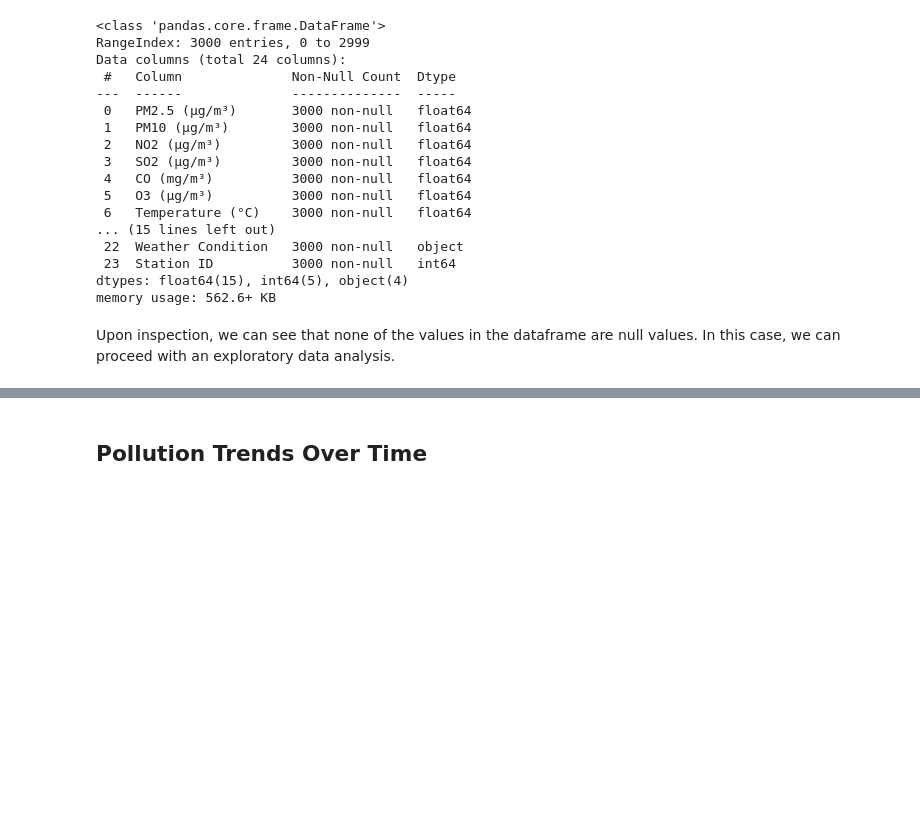
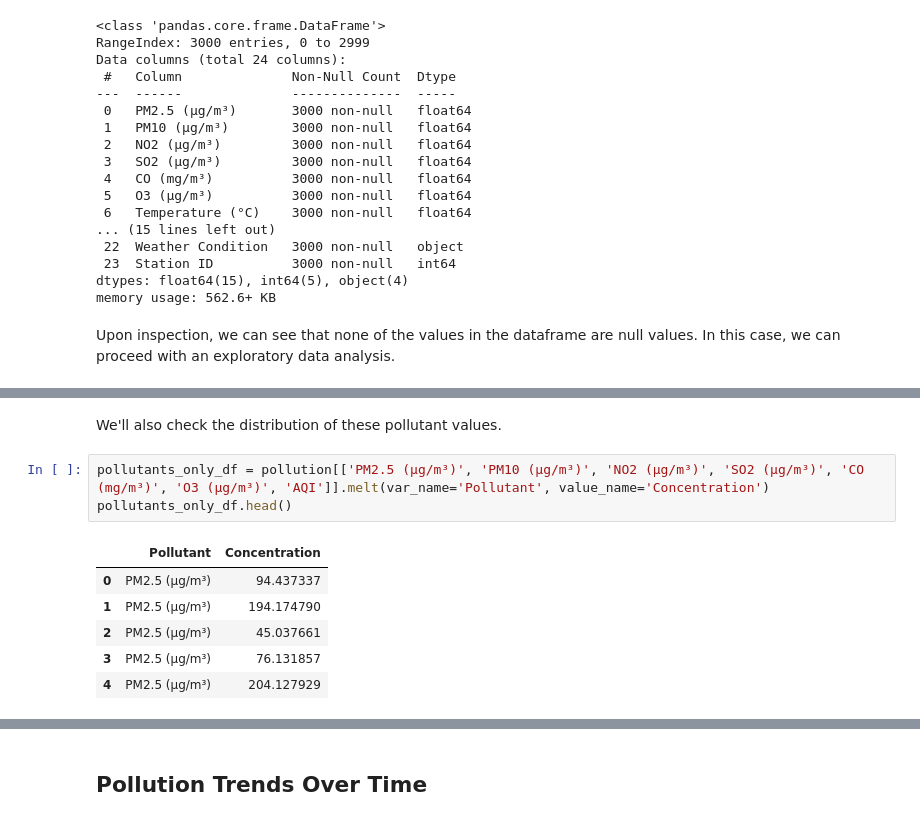
Before and after one commit to ManavChhuneja/air_pollution_china, a Jupyter notebook: air_polllution_china.ipynb, the cells around one changed output, grey strips where cells are left out. Drawn from its saved outputs; the diff is of its cells as text; blank space fills up the shorter version.

Commit message:
added some comments and the pollutant distribution

```diff
--- a/air_polllution_china.ipynb
+++ b/air_polllution_china.ipynb
@@ -64,3 +64,15 @@ pollution.describe() # Checking summary statistics
 | 50% | 128.858172 | 157.174723 | 53.404879 | 25.677423 | 2.553778 | 106.706302 | 15.334326 | ... |
 | 75% | 188.579931 | 228.603910 | 75.955623 | 37.755735 | 3.785613 | 151.293020 | 28.016646 | ... |
 | max | 249.847473 | 299.702293 | 99.979511 | 49.989850 | 4.998658 | 199.936387 | 39.959957 | ... |
+# %% [markdown]
+We'll also check the distribution of these pollutant values.
+# %%
+pollutants_only_df = pollution[['PM2.5 (µg/m³)', 'PM10 (µg/m³)', 'NO2 (µg/m³)', 'SO2 (µg/m³)', 'CO (mg/m³)', 'O3 (µg/m³)', 'AQI']].melt(var_name='Pollutant', value_name='Concentration')
+pollutants_only_df.head()
+# %% [output]
+|  | Pollutant | Concentration |
+| 0 | PM2.5 (µg/m³) | 94.437337 |
+| 1 | PM2.5 (µg/m³) | 194.174790 |
+| 2 | PM2.5 (µg/m³) | 45.037661 |
+| 3 | PM2.5 (µg/m³) | 76.131857 |
+| 4 | PM2.5 (µg/m³) | 204.127929 |
```
Also changed, not shown: parts of 1 cell of this notebook.
